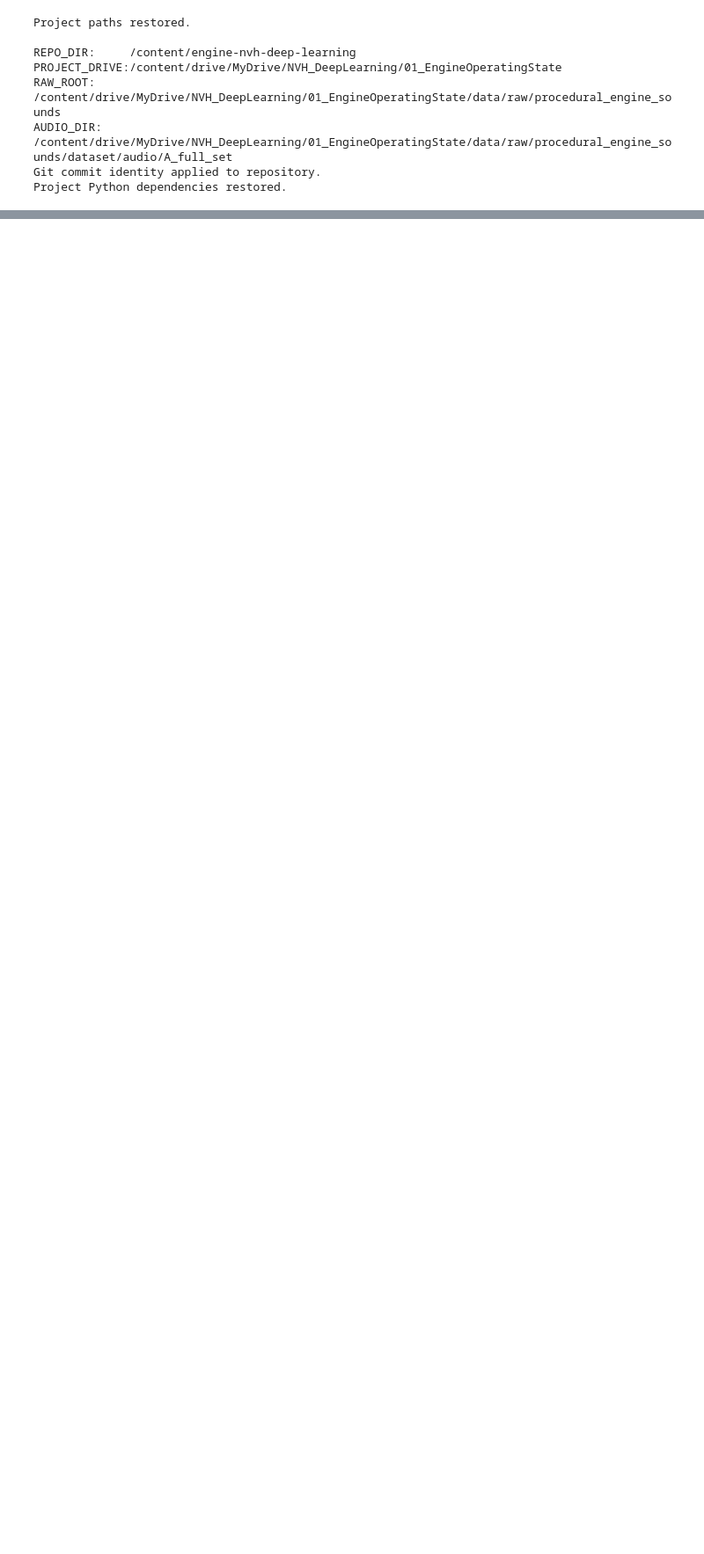
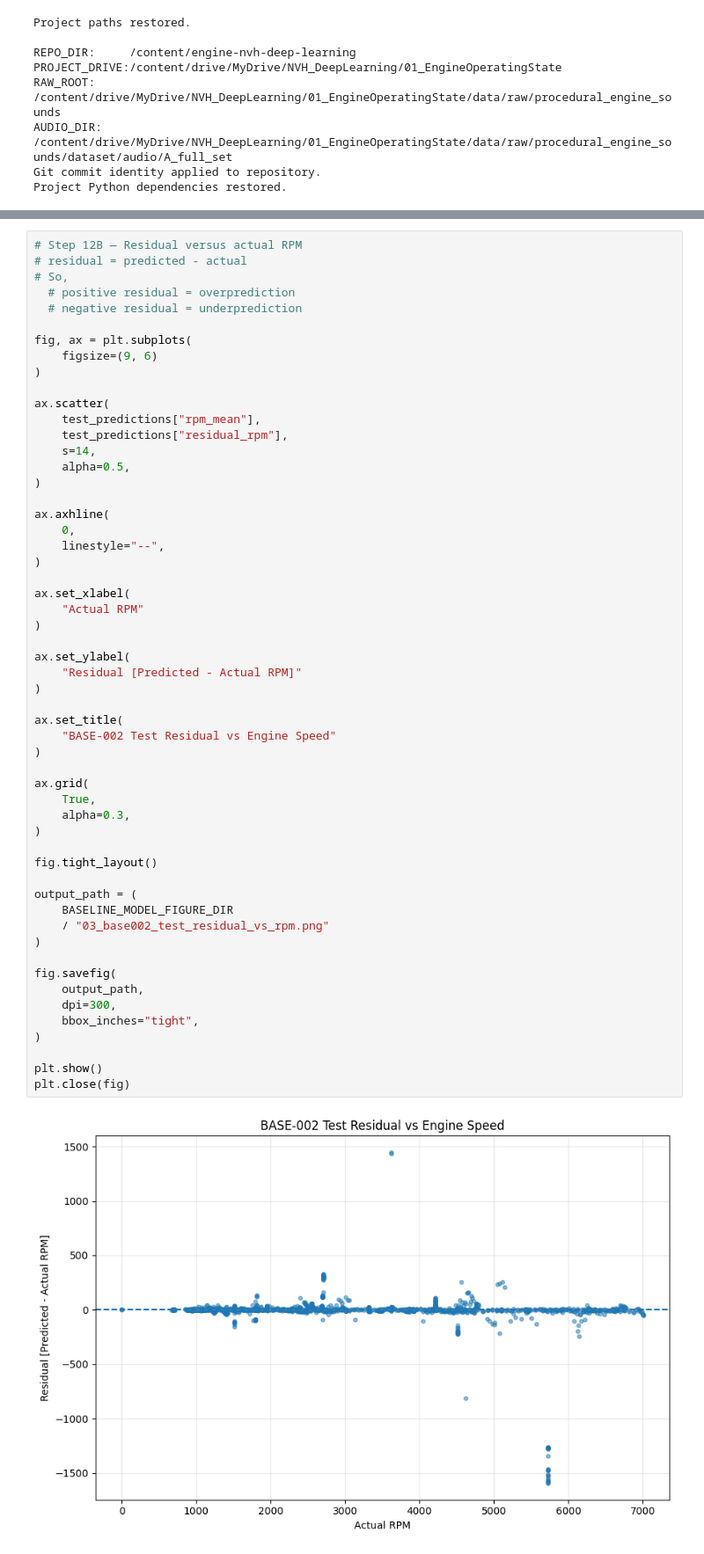
Before and after one commit to vaibhavjiyer87/engine-nvh-deep-learning, a Jupyter notebook: notebooks/07_baseline_models.ipynb, the cells around one changed output, grey strips where cells are left out. Shown at 88% size. Cells and saved outputs as stored; diff of their text form; blank space fills up the shorter version.

```diff
--- a/notebooks/07_baseline_models.ipynb
+++ b/notebooks/07_baseline_models.ipynb
@@ -1286,0 +2754,57 @@ PASS: ORDER-001 loaded.
+# %%
+# Step 12B — Residual versus actual RPM
+# residual = predicted - actual
+# So,
+  # positive residual = overprediction
+  # negative residual = underprediction
+
+fig, ax = plt.subplots(
+    figsize=(9, 6)
+)
+
+ax.scatter(
+    test_predictions["rpm_mean"],
+    test_predictions["residual_rpm"],
+    s=14,
+    alpha=0.5,
+)
+
+ax.axhline(
+    0,
+    linestyle="--",
+)
+
+ax.set_xlabel(
+    "Actual RPM"
+)
+
+ax.set_ylabel(
+    "Residual [Predicted - Actual RPM]"
+)
+
+ax.set_title(
+    "BASE-002 Test Residual vs Engine Speed"
+)
+
+ax.grid(
+    True,
+    alpha=0.3,
+)
+
+fig.tight_layout()
+
+output_path = (
+    BASELINE_MODEL_FIGURE_DIR
+    / "03_base002_test_residual_vs_rpm.png"
+)
+
+fig.savefig(
+    output_path,
+    dpi=300,
+    bbox_inches="tight",
+)
+
+plt.show()
+plt.close(fig)
+# %% [output]
+[figure, added]
```
Also changed, not shown: parts of 36 cells of this notebook.
